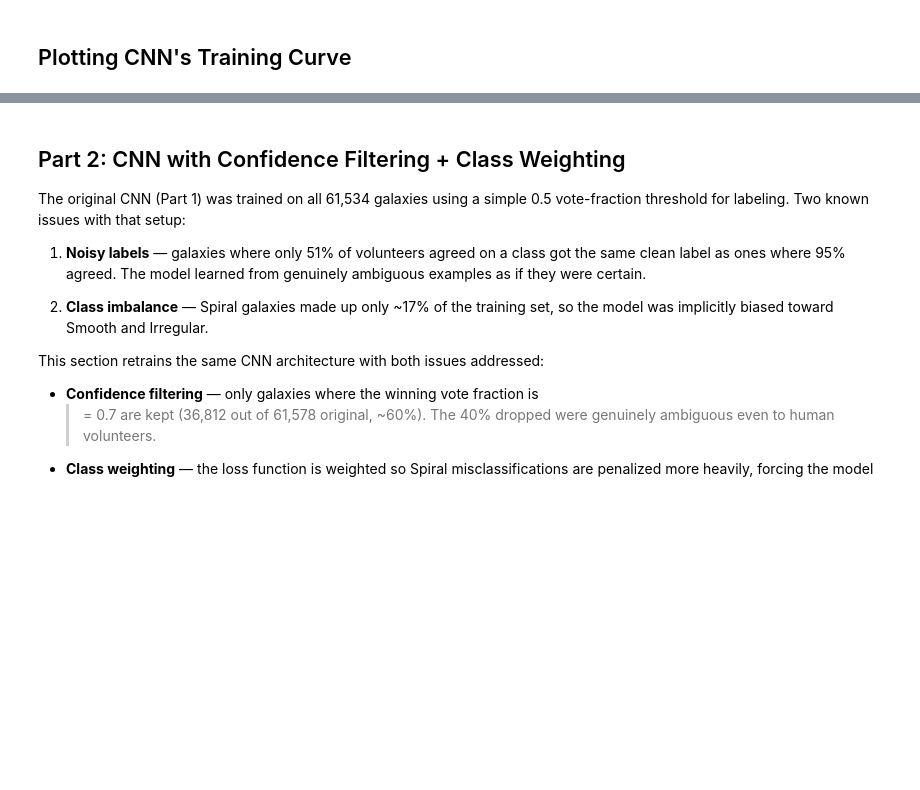
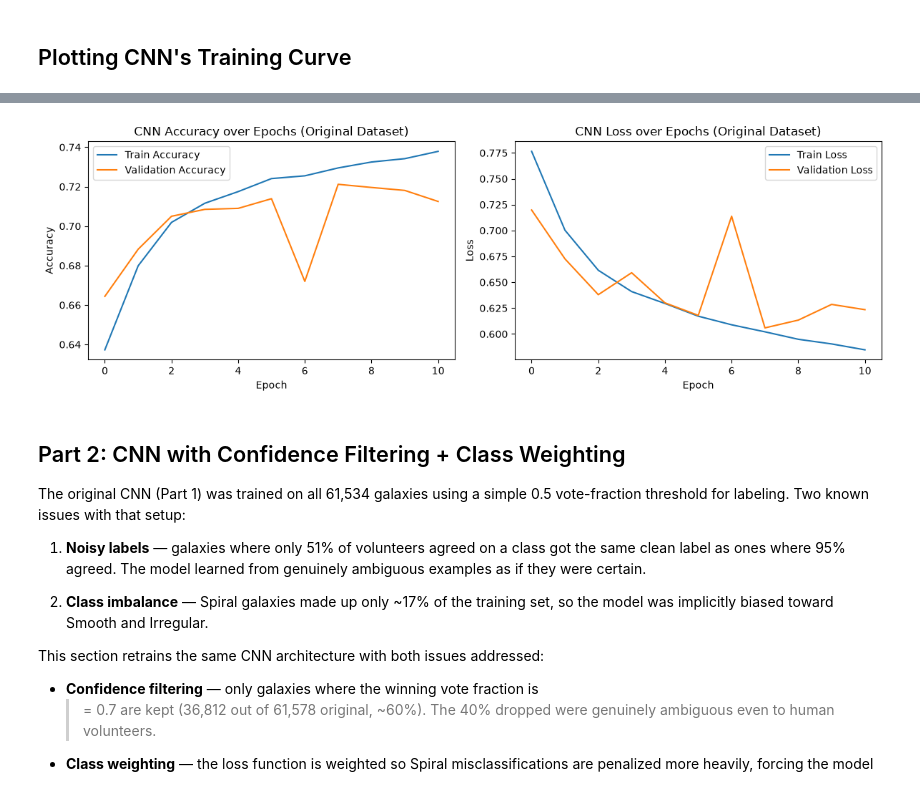
Before and after one commit to Rehan-0112/Galaxy-Morphology-Classifier, a Jupyter notebook: notebooks/04_cnn.ipynb, the cells around one changed output, grey strips where cells are left out. Drawn from its saved outputs; the diff is of its cells as text; code cells hidden in the pictures; blank space fills up the shorter version.

Commit message:
Updating the README.md with CNN Comparison Curves

```diff
--- a/notebooks/04_cnn.ipynb
+++ b/notebooks/04_cnn.ipynb
@@ -132,3 +134,36 @@ plt.show()
+# %%
+import matplotlib.pyplot as plt
+
+original_train_acc = [0.6373, 0.6799, 0.7019, 0.7116, 0.7175,
+                      0.7241, 0.7255, 0.7295, 0.7325, 0.7342, 0.7379]
+original_val_acc = [0.6644, 0.6883, 0.7050, 0.7085, 0.7090,
+                    0.7139, 0.6720, 0.7212, 0.7196, 0.7181, 0.7125]
+original_train_loss = [0.7765, 0.7003, 0.6616, 0.6410, 0.6295,
+                       0.6172, 0.6089, 0.6021, 0.5949, 0.5904, 0.5847]
+original_val_loss = [0.7198, 0.6726, 0.6380, 0.6592, 0.6301,
+                     0.6180, 0.7138, 0.6059, 0.6134, 0.6286, 0.6235]
+
+fig, axes = plt.subplots(1, 2, figsize=(12, 4))
+
+axes[0].plot(original_train_acc, label='Train Accuracy')
+axes[0].plot(original_val_acc, label='Validation Accuracy')
+axes[0].set_title('CNN Accuracy over Epochs (Original Dataset)')
+axes[0].set_xlabel('Epoch')
+axes[0].set_ylabel('Accuracy')
+axes[0].legend()
+
+axes[1].plot(original_train_loss, label='Train Loss')
+axes[1].plot(original_val_loss, label='Validation Loss')
+axes[1].set_title('CNN Loss over Epochs (Original Dataset)')
+axes[1].set_xlabel('Epoch')
+axes[1].set_ylabel('Loss')
+axes[1].legend()
+
+plt.tight_layout()
+plt.savefig('../reports/figures/cnn_training_curves.png')
+plt.show()
+# %% [output]
+[figure, added]
 # %% [markdown]
 ## Part 2: CNN with Confidence Filtering + Class Weighting
 
```
Also changed, not shown: parts of 3 cells of this notebook, 3 other files.
